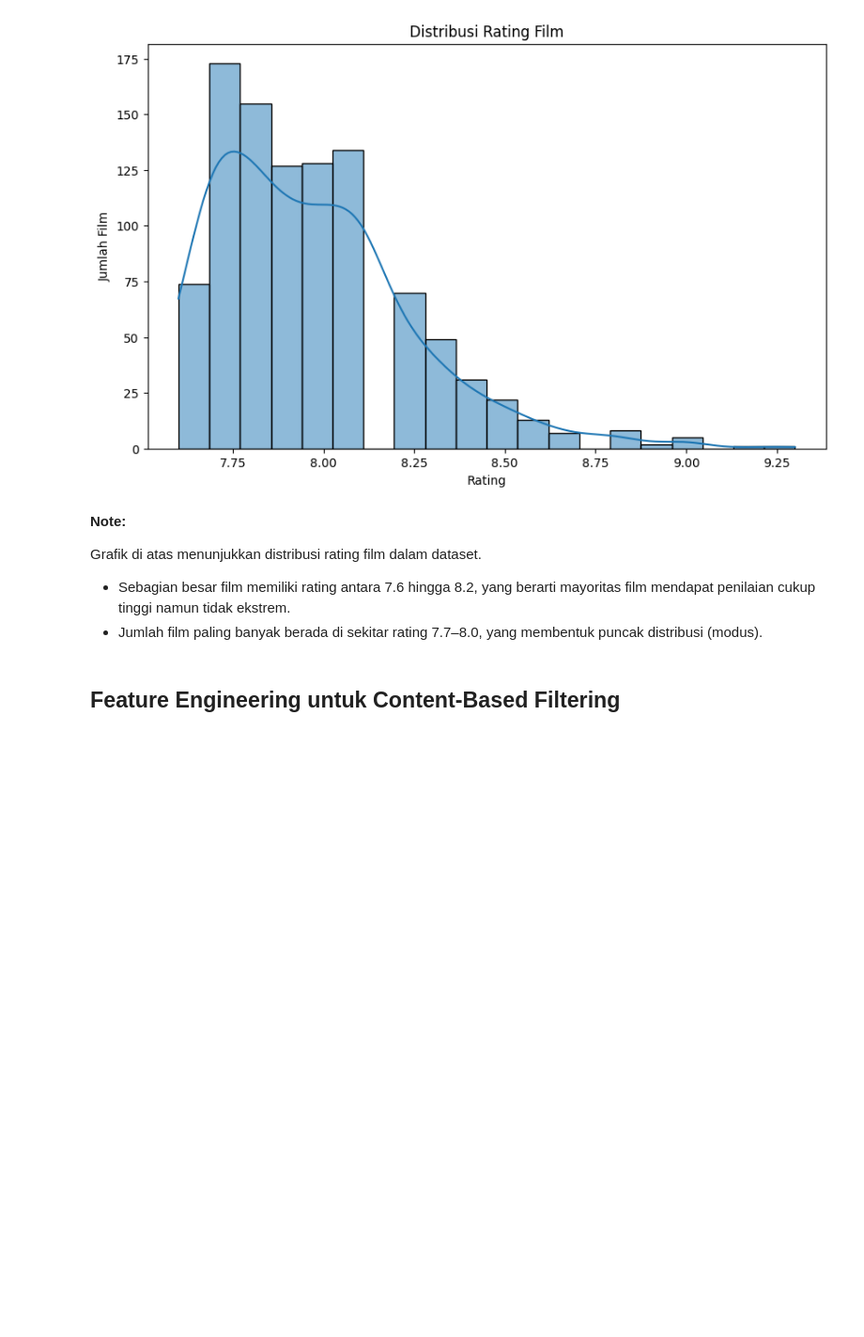
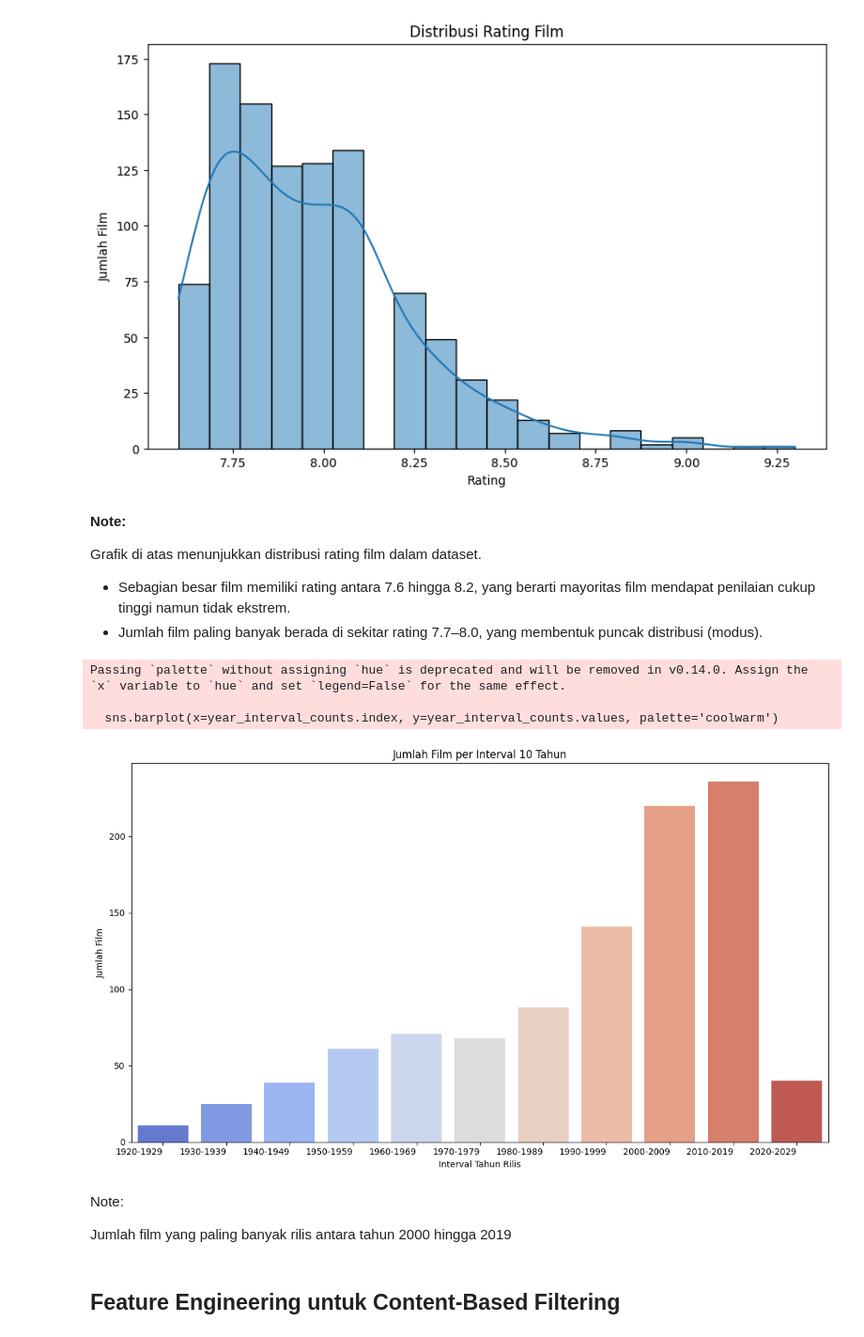
Before and after one commit to Nadila-agustF/recomendation-system-Dicoding, a Jupyter notebook: Recomendation_CBF.ipynb, the cells around one changed output. Shown: that part at 94% size. Drawn from its saved outputs; the diff is of its cells as text; code cells hidden in the pictures; blank space fills up the shorter version.

```diff
--- a/Recomendation_CBF.ipynb
+++ b/Recomendation_CBF.ipynb
@@ -161,6 +252,41 @@ plt.show()
 Grafik di atas menunjukkan distribusi rating film dalam dataset.
 - Sebagian besar film memiliki rating antara 7.6 hingga 8.2, yang berarti mayoritas film mendapat penilaian cukup tinggi namun tidak ekstrem.
 - Jumlah film paling banyak berada di sekitar rating 7.7–8.0, yang membentuk puncak distribusi (modus).
+# %%
+# Membuat interval tahun dengan selisih 10 tahun
+min_year = mv_df['release_year'].min()
+max_year = mv_df['release_year'].max()
+
+# Menentukan rentang interval
+bins = list(range(min_year, max_year + 11, 10))
+
+# Membuat label untuk interval
+labels = [f'{i}-{i+9}' for i in bins[:-1]]
+
+# Membuat kolom baru untuk interval tahun
+mv_df['year_interval'] = pd.cut(mv_df['release_year'], bins=bins, labels=labels, right=False)
+
+# Menghitung jumlah film di setiap interval tahun
+year_interval_counts = mv_df['year_interval'].value_counts().sort_index()
+
+# Membuat grafik batang
+plt.figure(figsize=(12, 7))
+sns.barplot(x=year_interval_counts.index, y=year_interval_counts.values, palette='coolwarm')
+plt.title('Jumlah Film per Interval 10 Tahun')
+plt.xlabel('Interval Tahun Rilis')
+plt.ylabel('Jumlah Film')
+plt.xticks(ha='right')
+plt.tight_layout()
+plt.show()
+# %% [output]
+Passing `palette` without assigning `hue` is deprecated and will be removed in v0.14.0. Assign the `x` variable to `hue` and set `legend=False` for the same effect.
+
+  sns.barplot(x=year_interval_counts.index, y=year_interval_counts.values, palette='coolwarm')
+[figure, added]
+# %% [markdown]
+Note:
+
+Jumlah film yang paling banyak rilis antara tahun 2000 hingga 2019
 # %% [markdown]
 ## Feature Engineering untuk Content-Based Filtering
 # %%
```
Also changed, not shown: parts of 23 cells of this notebook, 1 other file.
